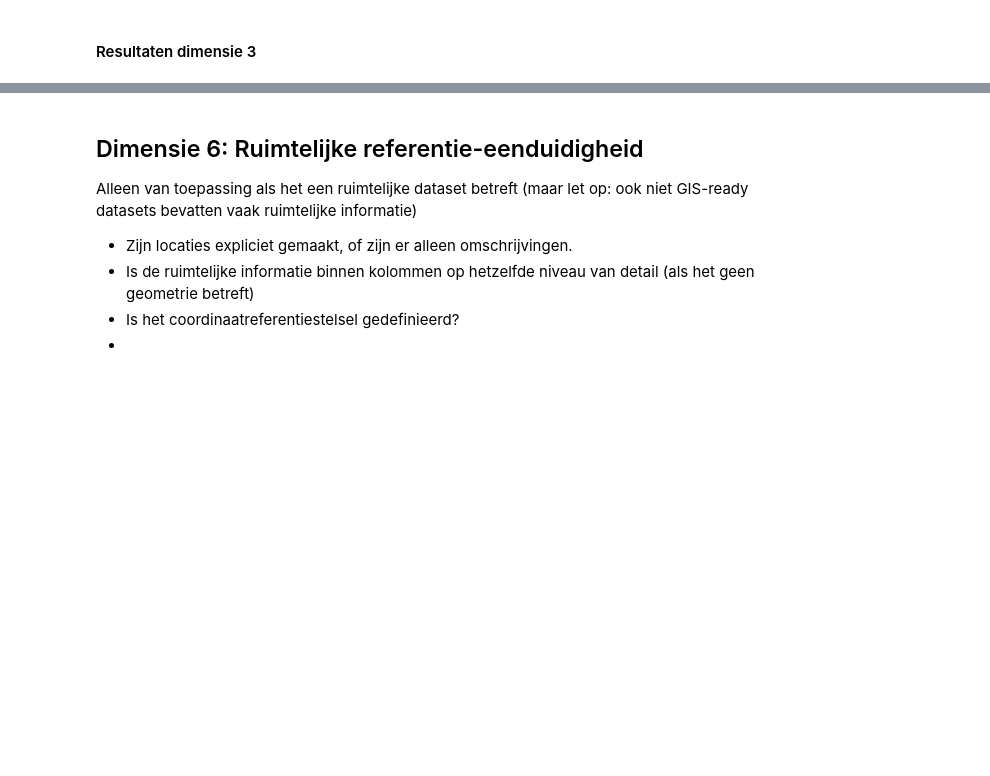
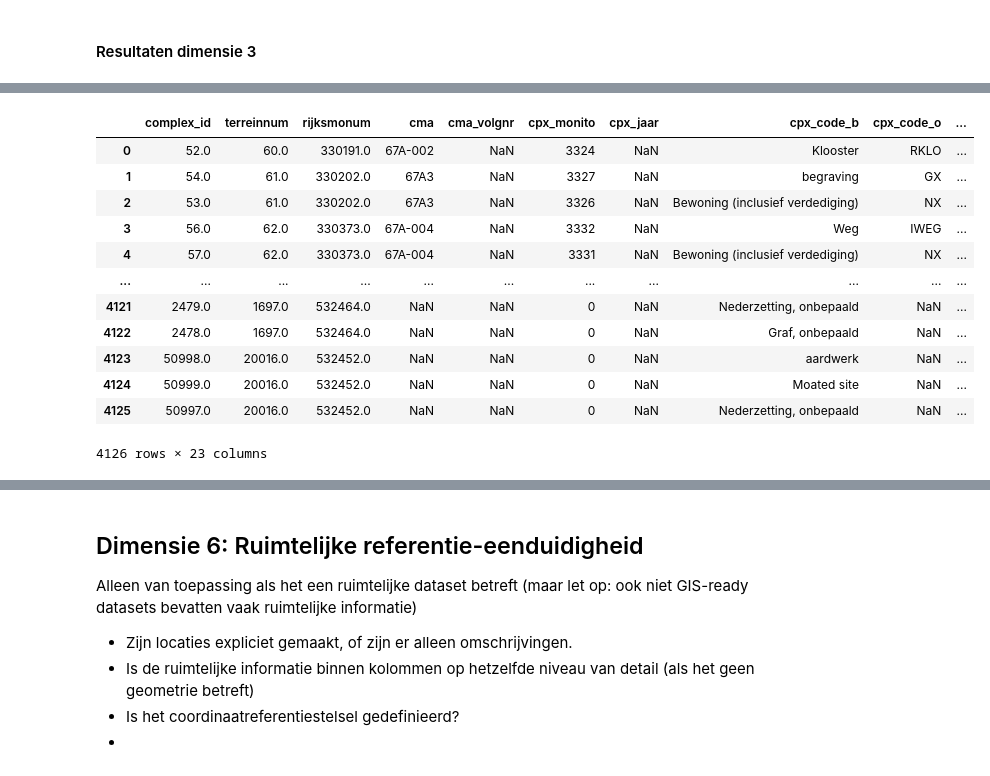
Before and after one commit to ThyavdBerg/RCE_DNANL_B-DK_use_cases, a Jupyter notebook: archeologische_complexen_datakwaliteit.ipynb, the cells around one changed output, grey strips where cells are left out. Drawn from its saved outputs; the diff is of its cells as text; code cells hidden in the pictures; blank space fills up the shorter version.

Commit message:
dimensie 4 en 5 aangevuld voor zover mogelijk was op basis van het archeologische complexenbestand

```diff
--- a/archeologische_complexen_datakwaliteit.ipynb
+++ b/archeologische_complexen_datakwaliteit.ipynb
@@ -31,3 +34,6 @@ from shapely import wkt
+# %%
+pd.set_option('display.max_columns', 50)
+pd.set_option('display.max_rows', 100)
 # %% [markdown]
 ## Benodigde variabelen (niet relevant voor non-programmeerder)
 # %% [markdown]
@@ -1320,0 +1372,16 @@ Er zijn 6 tests uitgevoerd voor dimensie 1. Daarvan is/zijn aan 5 test(en) volda
+# %%
+duckdb.sql(f"""SELECT * FROM {table}""").fetchdf()
+# %% [output]
+|  | complex_id | terreinnum | rijksmonum | cma | cma_volgnr | cpx_monito | cpx_jaar | cpx_code_b | cpx_code_o | ... |
+| 0 | 52.0 | 60.0 | 330191.0 | 67A-002 | NaN | 3324 | NaN | Klooster | RKLO | ... |
+| 1 | 54.0 | 61.0 | 330202.0 | 67A3 | NaN | 3327 | NaN | begraving | GX | ... |
+| 2 | 53.0 | 61.0 | 330202.0 | 67A3 | NaN | 3326 | NaN | Bewoning (inclusief verdediging) | NX | ... |
+| 3 | 56.0 | 62.0 | 330373.0 | 67A-004 | NaN | 3332 | NaN | Weg | IWEG | ... |
+| 4 | 57.0 | 62.0 | 330373.0 | 67A-004 | NaN | 3331 | NaN | Bewoning (inclusief verdediging) | NX | ... |
+| ... | ... | ... | ... | ... | ... | ... | ... | ... | ... | ... |
+| 4121 | 2479.0 | 1697.0 | 532464.0 | NaN | NaN | 0 | NaN | Nederzetting, onbepaald | NaN | ... |
+| 4122 | 2478.0 | 1697.0 | 532464.0 | NaN | NaN | 0 | NaN | Graf, onbepaald | NaN | ... |
+| 4123 | 50998.0 | 20016.0 | 532452.0 | NaN | NaN | 0 | NaN | aardwerk | NaN | ... |
+| 4124 | 50999.0 | 20016.0 | 532452.0 | NaN | NaN | 0 | NaN | Moated site | NaN | ... |
+| 4125 | 50997.0 | 20016.0 | 532452.0 | NaN | NaN | 0 | NaN | Nederzetting, onbepaald | NaN | ... |
+4126 rows × 23 columns
```
Also changed, not shown: parts of 46 cells of this notebook.
